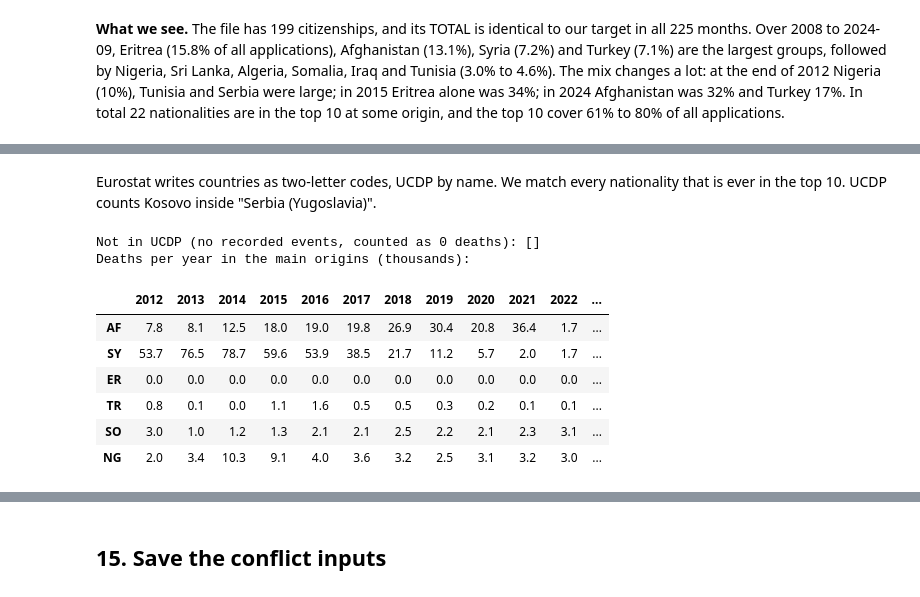
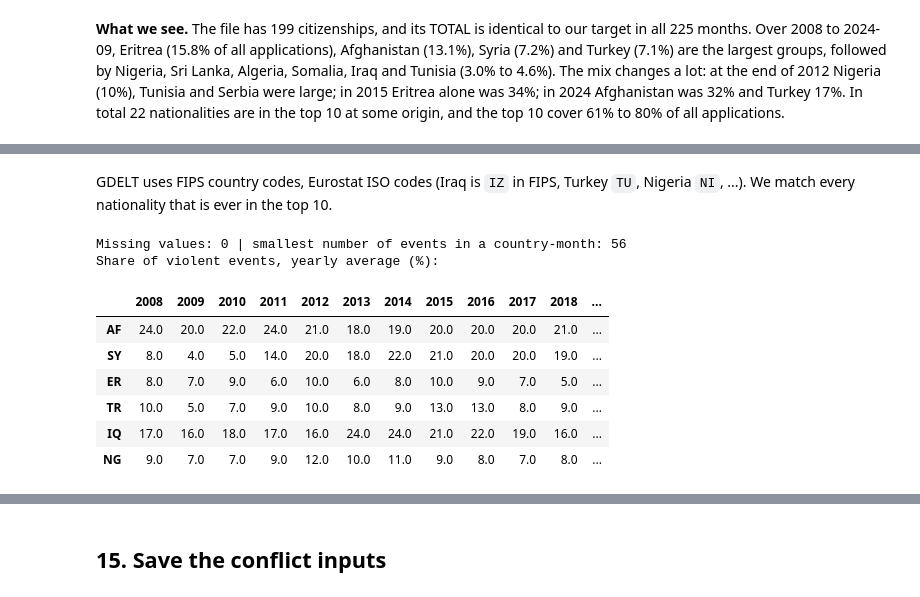
Before and after one commit to axe3010/dsf-asylum-forecast-II, a Jupyter notebook: code/01b_preprocess_indicators.ipynb, the cells around one changed output, grey strips where cells are left out. Drawn from its saved outputs; the diff is of its cells as text; code cells hidden in the pictures.

```diff
--- a/code/01b_preprocess_indicators.ipynb
+++ b/code/01b_preprocess_indicators.ipynb
@@ -369,13 +371,9 @@ UCDP's Georeferenced Event Dataset, version 26.1, lists 417,968 events of organi
 # %%
-import os
-if os.path.exists("../data/raw/GEDEvent_v26_1.csv"):
-    ged_events = pd.read_csv("../data/raw/GEDEvent_v26_1.csv", usecols=["country", "date_start", "best"])
-    ged_events["month"] = ged_events["date_start"].str[:7]
-    rebuilt = ged_events.groupby(["country", "month"])["best"].sum().unstack(0)
-    print("Rebuilt from the raw file:", rebuilt.shape)
-else:
-    print("Raw GED file not in data/raw/: we use the stored table")
-
-ged = pd.read_csv("../data/raw/ucdp_ged261_country_month_deaths.csv", index_col=0)
-print("Stored table:", ged.shape[1], "countries,", ged.index[0], "to", ged.index[-1])
+gdelt = pd.read_csv("../data/raw/gdelt_events_by_country_month.csv")
+gdelt["month"] = pd.to_datetime(gdelt["month"].astype(str), format="%Y%m")
+gdelt = gdelt[gdelt["month"] <= pd.Timestamp("2026-10-01")]           # November 2026 incomplete at download
+print("Rows:", len(gdelt), "| countries:", gdelt["country"].nunique(), "| months:",
+      gdelt["month"].min().strftime("%Y-%m"), "to", gdelt["month"].max().strftime("%Y-%m"))
+total = gdelt.groupby("month")["events_all"].sum()
+print("All events per month (thousands):", (total.loc[["2006-01", "2010-01", "2015-01", "2020-01", "2025-01"]] / 1000).round().astype(int).to_dict())
 # %% [output]
@@ -384,33 +382,28 @@ Stored table: 126 countries, 1989-01 to 2025-12
 # %% [markdown]
-Eurostat writes countries as two-letter codes, UCDP by name. We match every nationality that is ever in the top 10. UCDP counts Kosovo inside "Serbia (Yugoslavia)".
+GDELT uses FIPS country codes, Eurostat ISO codes (Iraq is `IZ` in FIPS, Turkey `TU`, Nigeria `NI`, ...). We match every nationality that is ever in the top 10.
 # %%
-ISO_TO_GED = {"AF": "Afghanistan", "BI": "Burundi", "CN": "China", "DZ": "Algeria", "ER": "Eritrea", "ET": "Ethiopia",
-              "GE": "Georgia", "GM": "Gambia", "GN": "Guinea", "IQ": "Iraq", "IR": "Iran", "LK": "Sri Lanka",
-              "MA": "Morocco", "MK": "North Macedonia", "NG": "Nigeria", "RS": "Serbia (Yugoslavia)",
-              "RU": "Russia (Soviet Union)", "SO": "Somalia", "SY": "Syria", "TN": "Tunisia", "TR": "Turkey",
-              "XK": "Serbia (Yugoslavia)"}
-assert set(ever_top) <= set(ISO_TO_GED), set(ever_top) - set(ISO_TO_GED)
-print("Not in UCDP (no recorded events, counted as 0 deaths):",
-      [c for c in ever_top if ISO_TO_GED[c] not in ged.columns])
+ISO_TO_FIPS = {"AF": "AF", "BI": "BY", "CN": "CH", "DZ": "AG", "ER": "ER", "ET": "ET", "GE": "GG", "GM": "GA",
+               "GN": "GV", "IQ": "IZ", "IR": "IR", "LK": "CE", "MA": "MO", "MK": "MK", "NG": "NI", "RS": "RI",
+               "RU": "RS", "SO": "SO", "SY": "SY", "TN": "TS", "TR": "TU", "XK": "KV"}
+assert set(ever_top) <= set(ISO_TO_FIPS), set(ever_top) - set(ISO_TO_FIPS)
 
-grid = pd.period_range("2007-01", "2026-09", freq="M").strftime("%Y-%m")
+grid = pd.date_range("2006-01-01", "2026-10-01", freq="MS")
 intensity = pd.DataFrame(index=grid)
 for c in ever_top:
-    name = ISO_TO_GED[c]
-    deaths = ged[name].reindex(grid) if name in ged.columns else pd.Series(0.0, index=grid)
-    intensity[c] = np.log1p(deaths.fillna(0.0))            # log(1 + deaths): a month without events counts as 0
-intensity.loc[intensity.index > "2025-12"] = np.nan        # version 26.1 ends in December 2025
-intensity.index = pd.to_datetime(intensity.index)
-print("Deaths per year in the main origins (thousands):")
-(np.expm1(intensity[["AF", "SY", "ER", "TR", "SO", "NG"]]).groupby(intensity.index.year).sum() / 1000).loc[2012:2024].round(1).T
+    one = gdelt[gdelt["country"] == ISO_TO_FIPS[c]].set_index("month").reindex(grid)
+    intensity[c] = one["events_violent"] / one["events_all"]        # share of violent events
+print("Missing values:", int(intensity.isna().sum().sum()), "| smallest number of events in a country-month:",
+      int(min(gdelt[gdelt["country"] == ISO_TO_FIPS[c]]["events_all"].min() for c in ever_top)))
+print("Share of violent events, yearly average (%):")
+(100 * intensity[["AF", "SY", "ER", "TR", "IQ", "NG"]].groupby(intensity.index.year).mean()).loc[2008:2026].round(0).T
 # %% [output]
-Not in UCDP (no recorded events, counted as 0 deaths): []
-Deaths per year in the main origins (thousands):
+Missing values: 0 | smallest number of events in a country-month: 56
+Share of violent events, yearly average (%):
-|  | 2012 | 2013 | 2014 | 2015 | 2016 | 2017 | 2018 | 2019 | 2020 | 2021 | 2022 | ... |
-| AF | 7.8 | 8.1 | 12.5 | 18.0 | 19.0 | 19.8 | 26.9 | 30.4 | 20.8 | 36.4 | 1.7 | ... |
-| SY | 53.7 | 76.5 | 78.7 | 59.6 | 53.9 | 38.5 | 21.7 | 11.2 | 5.7 | 2.0 | 1.7 | ... |
-| ER | 0.0 | 0.0 | 0.0 | 0.0 | 0.0 | 0.0 | 0.0 | 0.0 | 0.0 | 0.0 | 0.0 | ... |
-| TR | 0.8 | 0.1 | 0.0 | 1.1 | 1.6 | 0.5 | 0.5 | 0.3 | 0.2 | 0.1 | 0.1 | ... |
-| SO | 3.0 | 1.0 | 1.2 | 1.3 | 2.1 | 2.1 | 2.5 | 2.2 | 2.1 | 2.3 | 3.1 | ... |
-| NG | 2.0 | 3.4 | 10.3 | 9.1 | 4.0 | 3.6 | 3.2 | 2.5 | 3.1 | 3.2 | 3.0 | ... |
+|  | 2008 | 2009 | 2010 | 2011 | 2012 | 2013 | 2014 | 2015 | 2016 | 2017 | 2018 | ... |
+| AF | 24.0 | 20.0 | 22.0 | 24.0 | 21.0 | 18.0 | 19.0 | 20.0 | 20.0 | 20.0 | 21.0 | ... |
+| SY | 8.0 | 4.0 | 5.0 | 14.0 | 20.0 | 18.0 | 22.0 | 21.0 | 20.0 | 20.0 | 19.0 | ... |
+| ER | 8.0 | 7.0 | 9.0 | 6.0 | 10.0 | 6.0 | 8.0 | 10.0 | 9.0 | 7.0 | 5.0 | ... |
+| TR | 10.0 | 5.0 | 7.0 | 9.0 | 10.0 | 8.0 | 9.0 | 13.0 | 13.0 | 8.0 | 9.0 | ... |
+| IQ | 17.0 | 16.0 | 18.0 | 17.0 | 16.0 | 24.0 | 24.0 | 21.0 | 22.0 | 19.0 | 16.0 | ... |
+| NG | 9.0 | 7.0 | 7.0 | 9.0 | 12.0 | 10.0 | 11.0 | 9.0 | 8.0 | 7.0 | 8.0 | ... |
 # %% [markdown]
```
Also changed, not shown: parts of 11 cells of this notebook, 24 other files.
